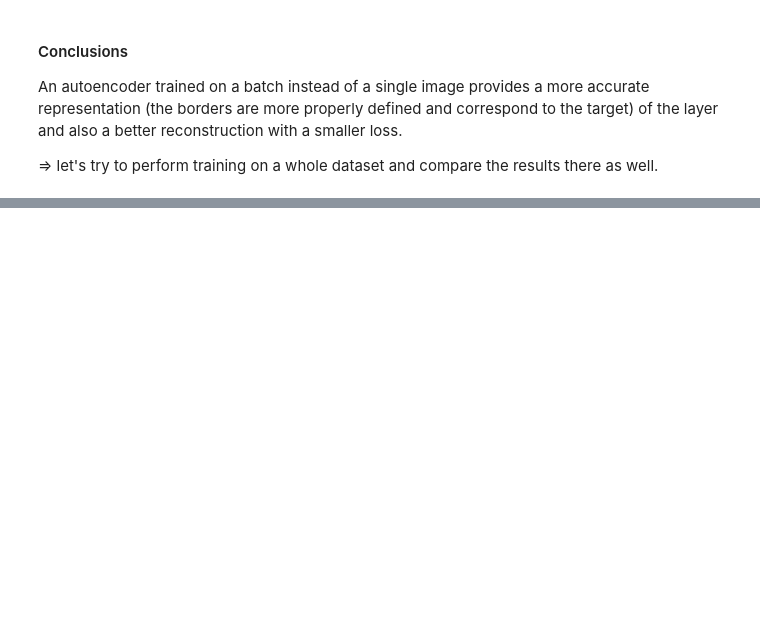
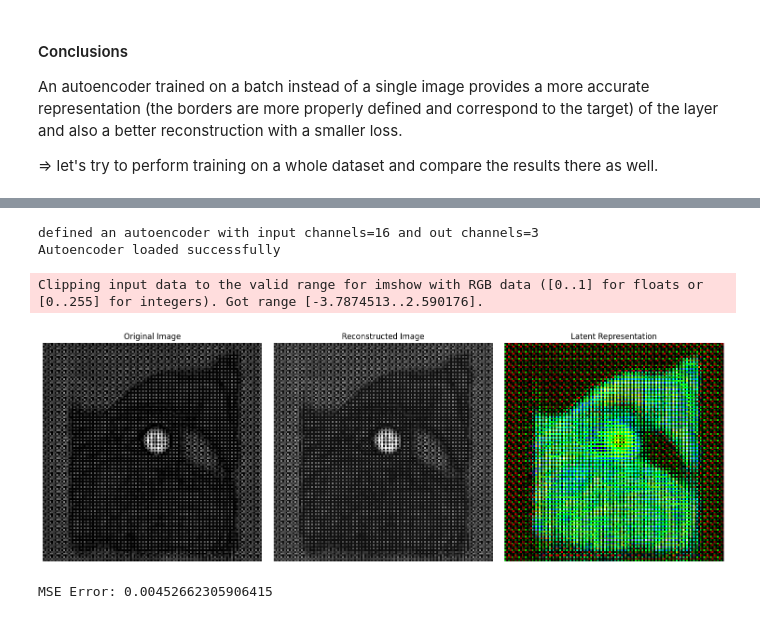
Before and after one commit to kel16/MedImSeg-Lab24, a Jupyter notebook: src/dimensionality_reduction/autoencoder_test.ipynb, the cells around one changed output, grey strips where cells are left out. Saved outputs shown, nothing was run; the diff lists cells and outputs as text; code cells hidden in the pictures; blank space fills up the shorter version.

```diff
--- a/src/dimensionality_reduction/autoencoder_test.ipynb
+++ b/src/dimensionality_reduction/autoencoder_test.ipynb
@@ -262,0 +277,21 @@ OutOfMemoryError: CUDA out of memory. Tried to allocate 32.00 MiB. GPU 2 has a t
+# %%
+# Initialize the same autoencoder structure
+autoencoder_saved = FeatureAutoencoder(C, OUT_DIMS)
+load_autoencoder_config(autoencoder_saved, LAYER_ID)
+# %% [output]
+defined an autoencoder with input channels=16 and out channels=3
+Autoencoder loaded successfully
+# %%
+latent, reconstructed = autoencoder_saved(selected_sample)
+latent_np = latent.detach().numpy()
+reconstructed_np = reconstructed.detach().numpy()
+plot_results(original_np, reconstructed_np, latent_np)
+# %% [output]
+Clipping input data to the valid range for imshow with RGB data ([0..1] for floats or [0..255] for integers). Got range [-3.7874513..2.590176].
+[figure, added]
+# %%
+mse_error = np.mean((original_np - reconstructed_np) ** 2)
+
+print(f"MSE Error: {mse_error.item()}")
+# %% [output]
+MSE Error: 0.00452662305906415
```
Also changed, not shown: parts of 34 cells of this notebook, 6 other files.
